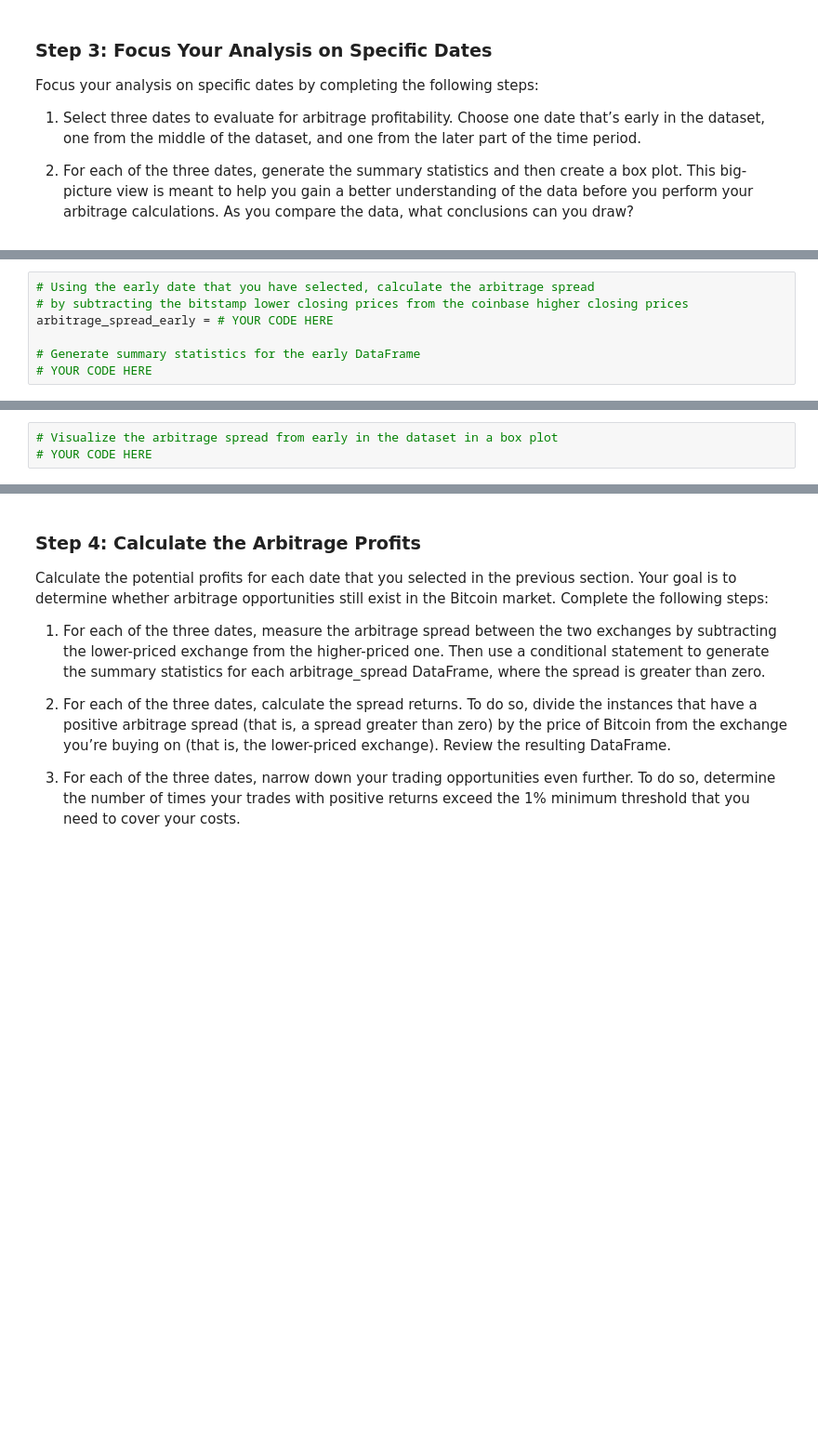
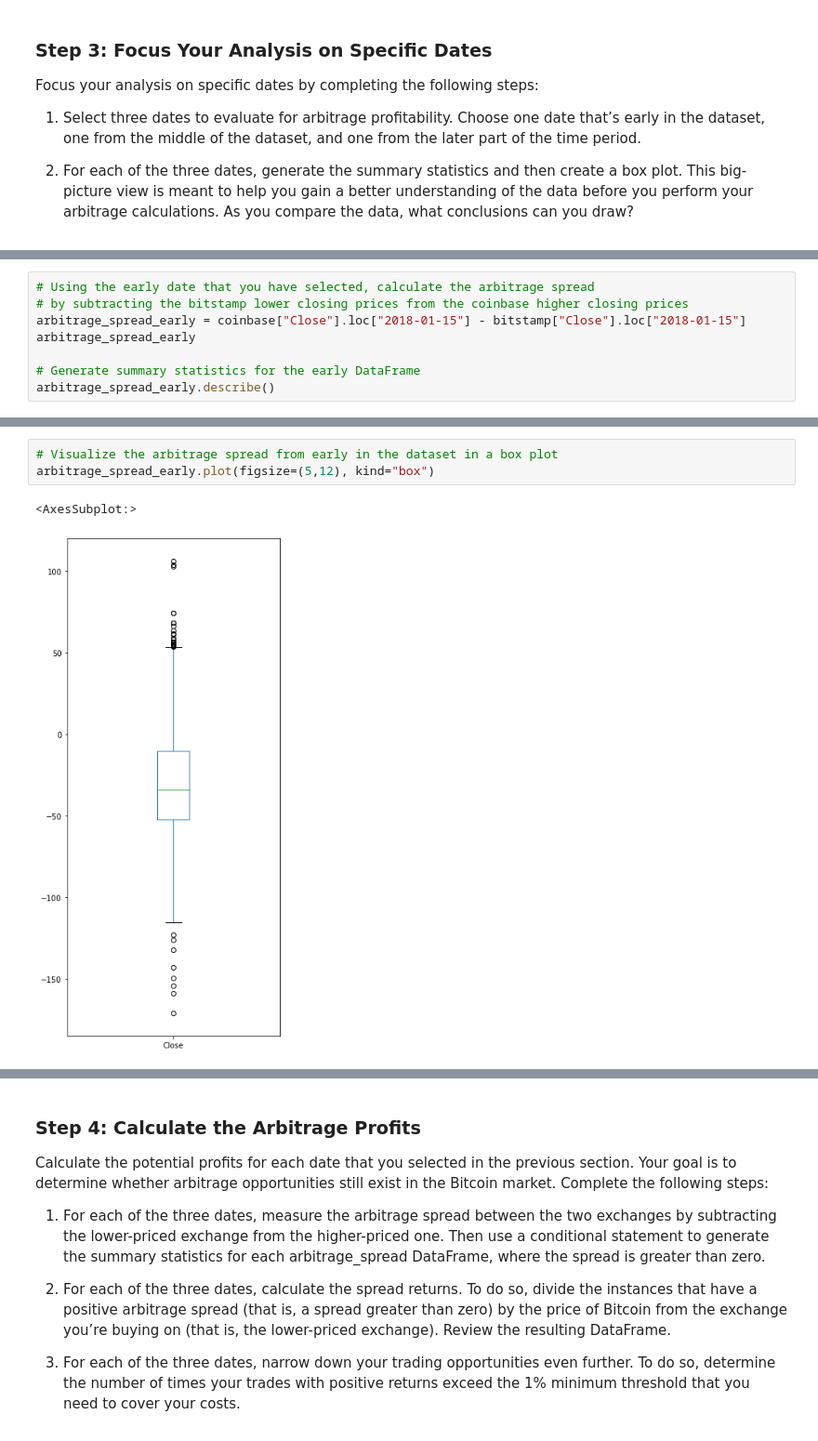
Before and after one commit to ThusSpokeZarate/Bitcoin_Arbitrage, a Jupyter notebook: crypto_arbitrage.ipynb, the cells around one changed output, grey strips where cells are left out. Shown at 93% size. Saved outputs shown, nothing was run; the diff lists cells and outputs as text; blank space fills up the shorter version.

```diff
--- a/crypto_arbitrage.ipynb
+++ b/crypto_arbitrage.ipynb
@@ -348,8 +339,9 @@ Focus your analysis on specific dates by completing the following steps:
 # %%
 # Using the early date that you have selected, calculate the arbitrage spread
 # by subtracting the bitstamp lower closing prices from the coinbase higher closing prices
-arbitrage_spread_early = # YOUR CODE HERE
+arbitrage_spread_early = coinbase["Close"].loc["2018-01-15"] - bitstamp["Close"].loc["2018-01-15"]
+arbitrage_spread_early
 
 # Generate summary statistics for the early DataFrame
-# YOUR CODE HERE
+arbitrage_spread_early.describe()
 # %% [output]
@@ -357,6 +357,9 @@ SyntaxError: invalid syntax (<ipython-input-22-9c1f332784dd>, line 3)
 # %%
 # Visualize the arbitrage spread from early in the dataset in a box plot
-# YOUR CODE HERE
+arbitrage_spread_early.plot(figsize=(5,12), kind="box")
+# %% [output]
+<AxesSubplot:>
+[figure, added]
 # %%
 # Create an overlay plot that visualizes the two dataframes over a period of one day from the middle of the dataset.
 # Be sure that the plots include the parameters `legend`, `figsize`, `title`, `color` and `label`
```
Also changed, not shown: parts of 20 cells of this notebook, 1 other file.
